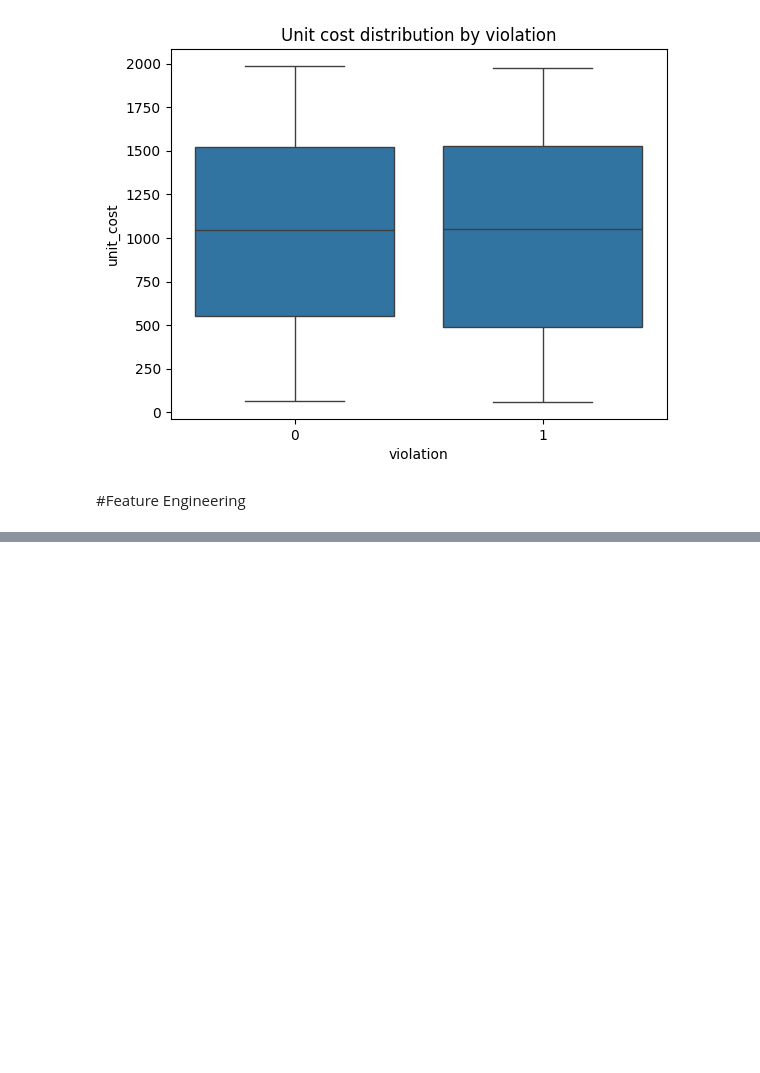
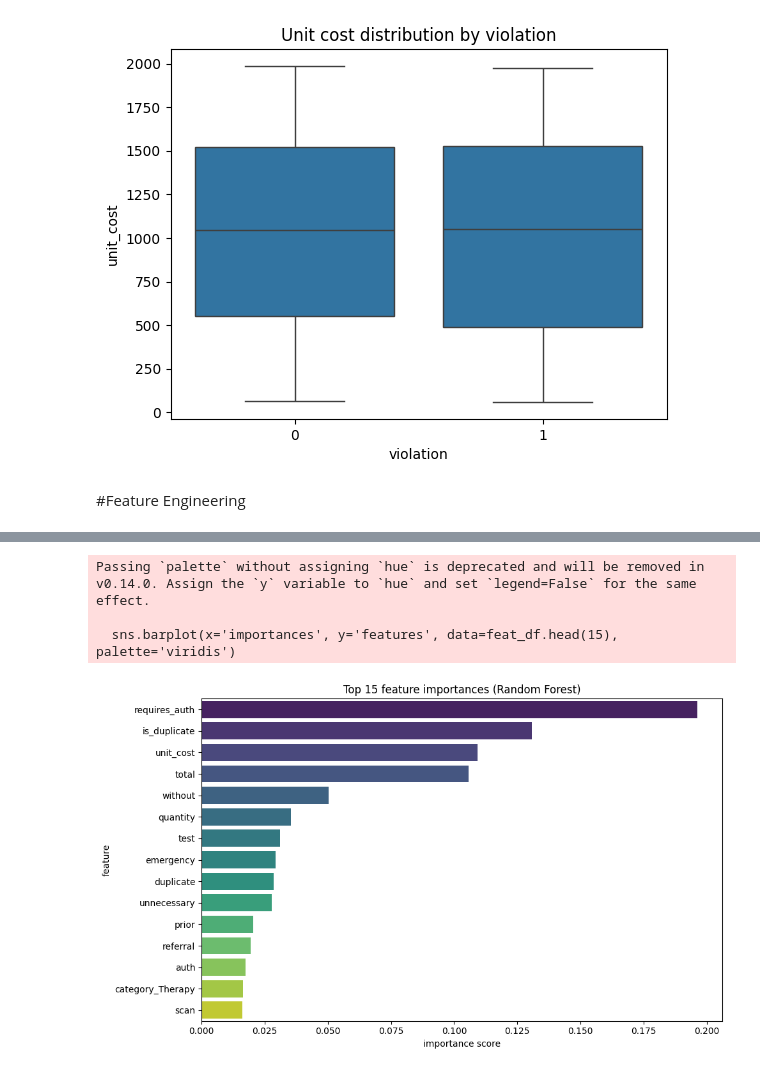
Before and after one commit to yashdive/-invoice-violation-detector, a Jupyter notebook: notebooks/01_model_dev.ipynb, the cells around one changed output, grey strips where cells are left out. Saved outputs shown, nothing was run; the diff lists cells and outputs as text; code cells hidden in the pictures; blank space fills up the shorter version.

```diff
--- a/notebooks/01_model_dev.ipynb
+++ b/notebooks/01_model_dev.ipynb
@@ -97,0 +138,5 @@ ohe = OneHotEncoder(sparse=False, drop='first')
+# %%
+other_features = df[['unit_cost', 'quantity', 'total', 'emergency', 'requires_auth', 'is_duplicate']].reset_index(drop=True)
+
+X = pd.concat([other_features, cat_encoded_df, desc_tfidf_df], axis=1)
+y= df['violation']
@@ -97,0 +209,7 @@ ohe = OneHotEncoder(sparse=False, drop='first')
+# %%
+importances = rf.feature_importances_
+features = X.columns
+
+feat_df = pd.DataFrame({'features': features, 'importances':importances})
+feat_df = feat_df.sort_values(by='importances', ascending=False)
+feat_df
@@ -97,0 +234,13 @@ ohe = OneHotEncoder(sparse=False, drop='first')
+# %%
+plt.figure(figsize=(10,6))
+sns.barplot(x='importances', y='features', data=feat_df.head(15), palette='viridis')
+plt.title('Top 15 feature importances (Random Forest)')
+plt.xlabel('importance score')
+plt.ylabel('feature')
+plt.tight_layout()
+plt.show()
+# %% [output]
+Passing `palette` without assigning `hue` is deprecated and will be removed in v0.14.0. Assign the `y` variable to `hue` and set `legend=False` for the same effect.
+
+  sns.barplot(x='importances', y='features', data=feat_df.head(15), palette='viridis')
+[figure, added]
```
Also changed, not shown: parts of 14 cells of this notebook.
